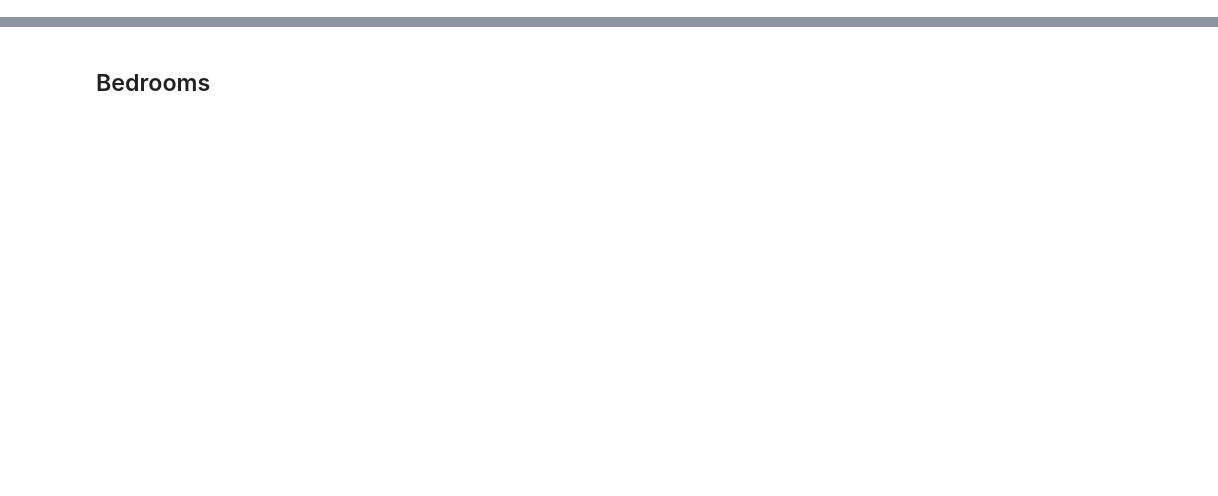
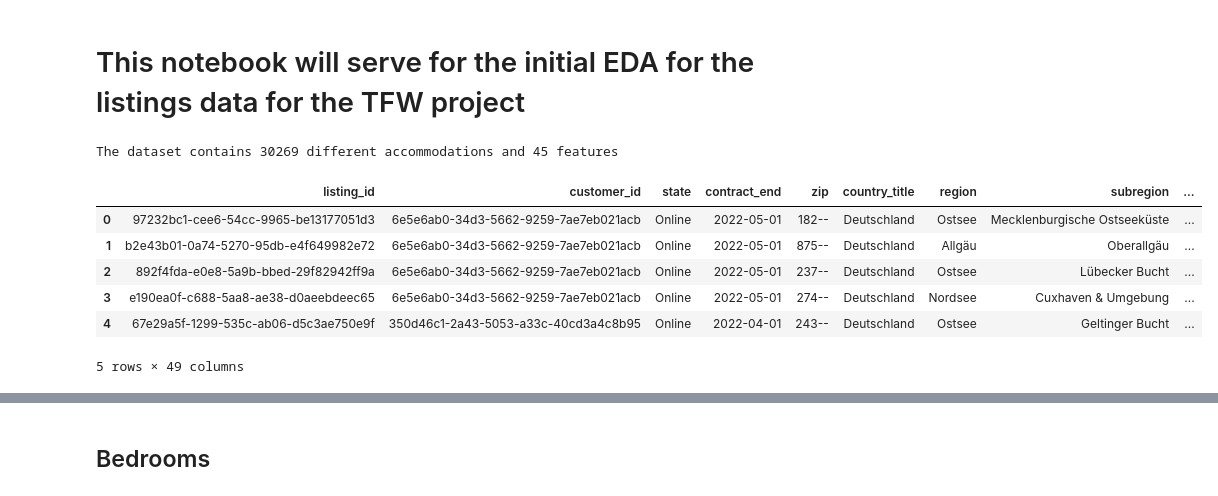
Before and after one commit to neue-fische-traum/traum-preis, a Jupyter notebook: EDA/EDA_notebook_3_listings.ipynb, the cells around one changed output, grey strips where cells are left out. Saved outputs shown, nothing was run; the diff lists cells and outputs as text; code cells hidden in the pictures; blank space fills up the shorter version.

```diff
--- a/EDA/EDA_notebook_3_listings.ipynb
+++ b/EDA/EDA_notebook_3_listings.ipynb
@@ -1 +1,3 @@
+# %% [markdown]
+# This notebook will serve for the initial EDA for the listings data for the TFW project
 # %%
@@ -9 +11,17 @@ import seaborn as sns
 df_listings = pd.read_csv('../data/listings_20210707.csv')
+# %%
+# Shape of the dataset
+print('The dataset contains %s different accommodations and %s features' %(df_listings.shape[0], df_listings.shape[1]))
+# %% [output]
+The dataset contains 30269 different accommodations and 45 features
+# %%
+# Have a first look at the dataset
+df_listings.head()
+# %% [output]
+|  | listing_id | customer_id | state | contract_end | zip | country_title | region | subregion | ... |
+| 0 | 97232bc1-cee6-54cc-9965-be13177051d3 | 6e5e6ab0-34d3-5662-9259-7ae7eb021acb | Online | 2022-05-01 | 182-- | Deutschland | Ostsee | Mecklenburgische Ostseeküste | ... |
+| 1 | b2e43b01-0a74-5270-95db-e4f649982e72 | 6e5e6ab0-34d3-5662-9259-7ae7eb021acb | Online | 2022-05-01 | 875-- | Deutschland | Allgäu | Oberallgäu | ... |
+| 2 | 892f4fda-e0e8-5a9b-bbed-29f82942ff9a | 6e5e6ab0-34d3-5662-9259-7ae7eb021acb | Online | 2022-05-01 | 237-- | Deutschland | Ostsee | Lübecker Bucht | ... |
+| 3 | e190ea0f-c688-5aa8-ae38-d0aeebdeec65 | 6e5e6ab0-34d3-5662-9259-7ae7eb021acb | Online | 2022-05-01 | 274-- | Deutschland | Nordsee | Cuxhaven & Umgebung | ... |
+| 4 | 67e29a5f-1299-535c-ab06-d5c3ae750e9f | 350d46c1-2a43-5053-a33c-40cd3a4c8b95 | Online | 2022-04-01 | 243-- | Deutschland | Ostsee | Geltinger Bucht | ... |
+5 rows × 49 columns
```
Also changed, not shown: parts of 57 cells of this notebook.
